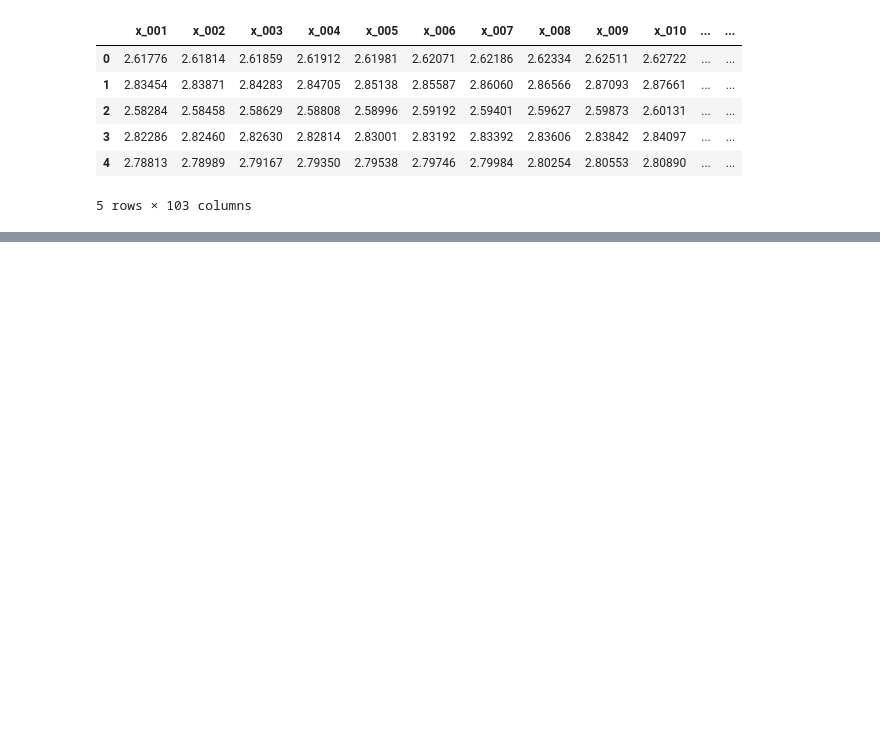
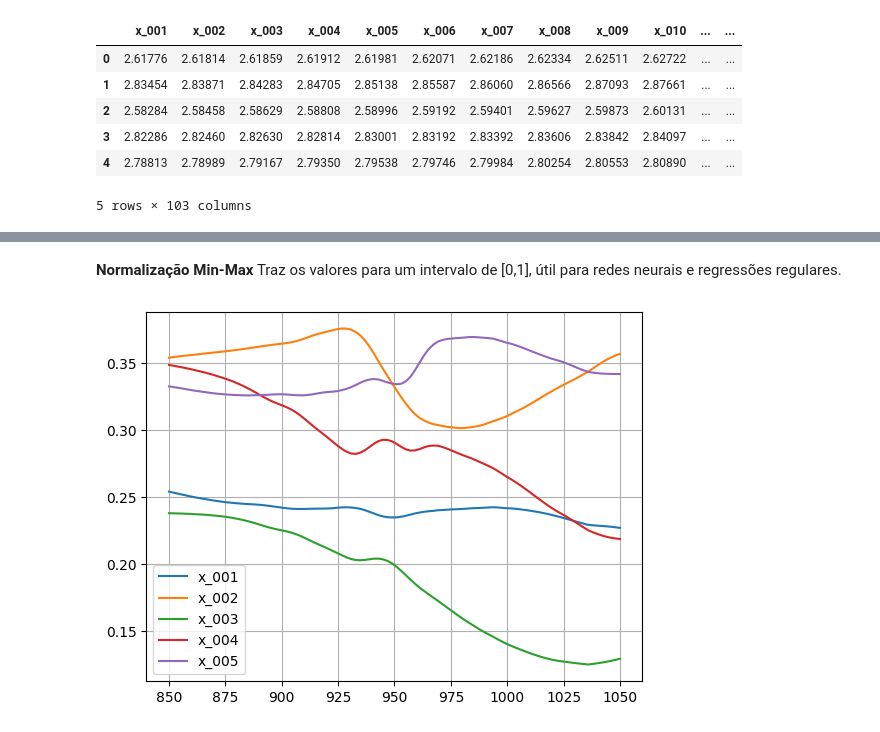
Before and after one commit to juliosdutra/ModelagemPPEQ1019, a Jupyter notebook: meat_composition.ipynb, the cells around one changed output, grey strips where cells are left out. Saved outputs shown, nothing was run; the diff lists cells and outputs as text; code cells hidden in the pictures; blank space fills up the shorter version.

```diff
--- a/meat_composition.ipynb
+++ b/meat_composition.ipynb
@@ -35,0 +71,15 @@ arquivo.head()
+# %% [markdown]
+**Normalização Min-Max**
+Traz os valores para um intervalo de [0,1], útil para redes neurais e regressões regulares.
+# %%
+from sklearn.preprocessing import MinMaxScaler
+
+scaler = MinMaxScaler()
+X_scaled = scaler.fit_transform(X)
+
+for k in range(5): # Plot das 5 primeiras amostras
+    plt.plot(w, X_scaled[k,:], label = df.columns[k])
+plt.legend()
+plt.grid();
+# %% [output]
+[figure, added]
```
Also changed, not shown: parts of 21 cells of this notebook.
